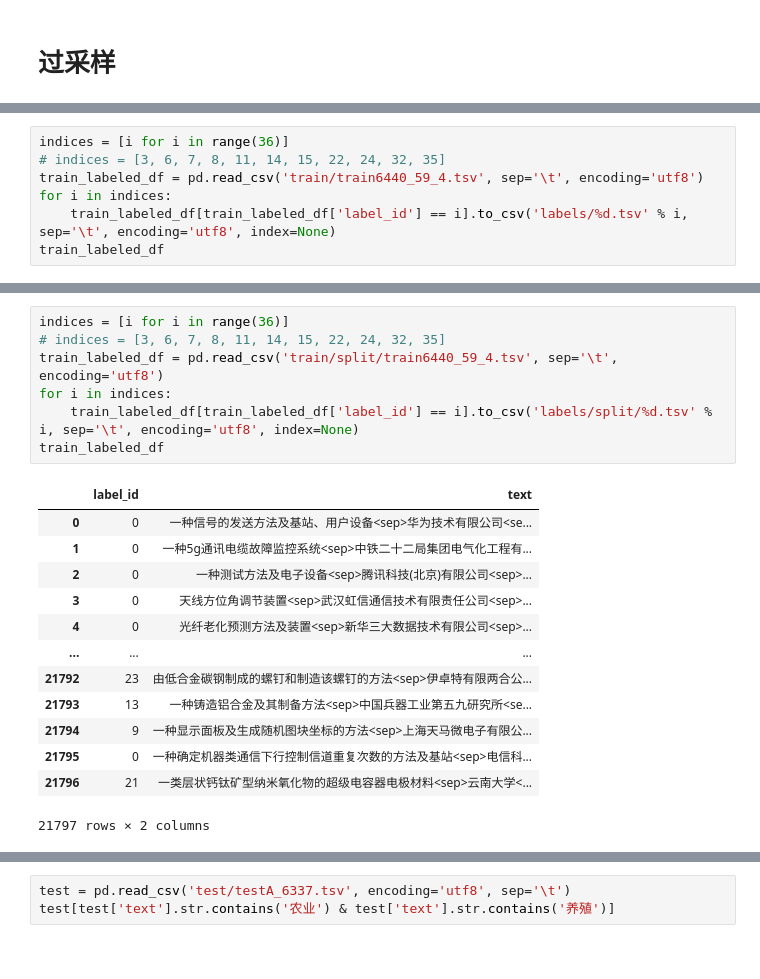
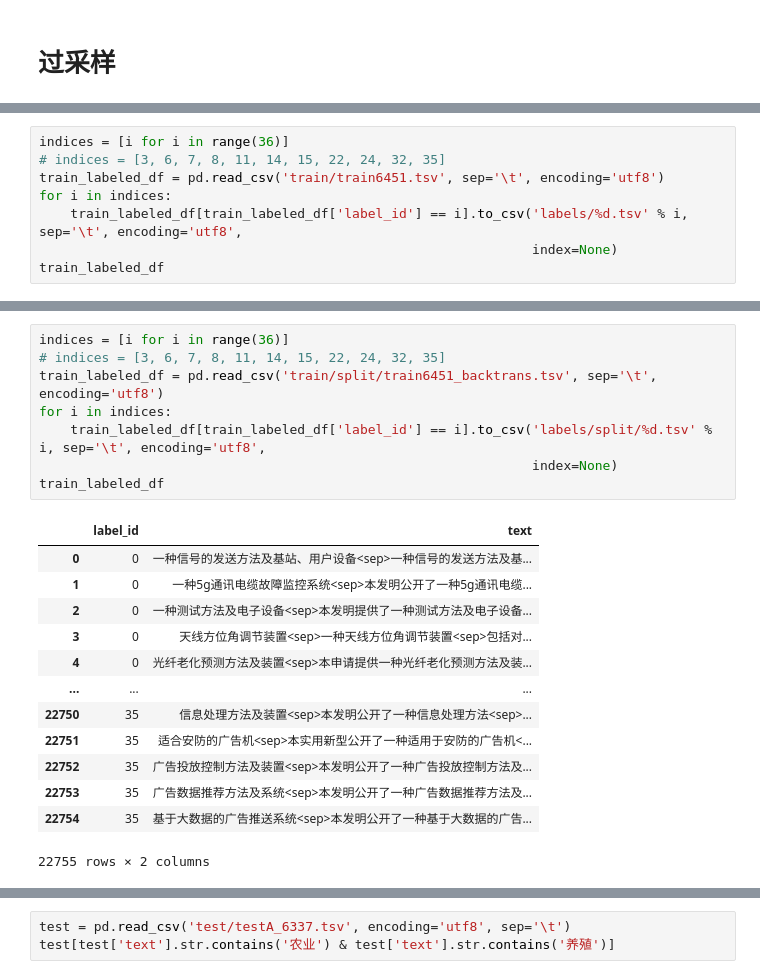
Before and after one commit to 0202zc/nlp-competition, a Jupyter notebook: ccf-bdci-samll-sample-classification-2022/data/data.ipynb, the cells around one changed output, grey strips where cells are left out. Cells and saved outputs as stored; diff of their text form.

```diff
--- a/ccf-bdci-samll-sample-classification-2022/data/data.ipynb
+++ b/ccf-bdci-samll-sample-classification-2022/data/data.ipynb
@@ -307,7 +308,8 @@ train_df[train_df['label_id'] == 32]
 # %%
 indices = [i for i in range(36)]
 # indices = [3, 6, 7, 8, 11, 14, 15, 22, 24, 32, 35]
-train_labeled_df = pd.read_csv('train/train6440_59_4.tsv', sep='\t', encoding='utf8')
+train_labeled_df = pd.read_csv('train/train6451.tsv', sep='\t', encoding='utf8')
 for i in indices:
-    train_labeled_df[train_labeled_df['label_id'] == i].to_csv('labels/%d.tsv' % i, sep='\t', encoding='utf8', index=None)
+    train_labeled_df[train_labeled_df['label_id'] == i].to_csv('labels/%d.tsv' % i, sep='\t', encoding='utf8',
+                                                               index=None)
 train_labeled_df
@@ -328,24 +316,25 @@ train_labeled_df
 # %%
 indices = [i for i in range(36)]
 # indices = [3, 6, 7, 8, 11, 14, 15, 22, 24, 32, 35]
-train_labeled_df = pd.read_csv('train/split/train6440_59_4.tsv', sep='\t', encoding='utf8')
+train_labeled_df = pd.read_csv('train/split/train6451_backtrans.tsv', sep='\t', encoding='utf8')
 for i in indices:
-    train_labeled_df[train_labeled_df['label_id'] == i].to_csv('labels/split/%d.tsv' % i, sep='\t', encoding='utf8', index=None)
+    train_labeled_df[train_labeled_df['label_id'] == i].to_csv('labels/split/%d.tsv' % i, sep='\t', encoding='utf8',
+                                                               index=None)
 train_labeled_df
 # %% [output]
 |  | label_id | text |
-| 0 | 0 | 一种信号的发送方法及基站、用户设备<sep>华为技术有限公司<se... |
-| 1 | 0 | 一种5g通讯电缆故障监控系统<sep>中铁二十二局集团电气化工程有... |
-| 2 | 0 | 一种测试方法及电子设备<sep>腾讯科技(北京)有限公司<sep>... |
-| 3 | 0 | 天线方位角调节装置<sep>武汉虹信通信技术有限责任公司<sep>... |
-| 4 | 0 | 光纤老化预测方法及装置<sep>新华三大数据技术有限公司<sep>... |
+| 0 | 0 | 一种信号的发送方法及基站、用户设备<sep>一种信号的发送方法及基... |
+| 1 | 0 | 一种5g通讯电缆故障监控系统<sep>本发明公开了一种5g通讯电缆... |
+| 2 | 0 | 一种测试方法及电子设备<sep>本发明提供了一种测试方法及电子设备... |
+| 3 | 0 | 天线方位角调节装置<sep>一种天线方位角调节装置<sep>包括对... |
+| 4 | 0 | 光纤老化预测方法及装置<sep>本申请提供一种光纤老化预测方法及装... |
 | ... | ... | ... |
-| 21792 | 23 | 由低合金碳钢制成的螺钉和制造该螺钉的方法<sep>伊卓特有限两合公... |
-| 21793 | 13 | 一种铸造铝合金及其制备方法<sep>中国兵器工业第五九研究所<se... |
-| 21794 | 9 | 一种显示面板及生成随机图块坐标的方法<sep>上海天马微电子有限公... |
-| 21795 | 0 | 一种确定机器类通信下行控制信道重复次数的方法及基站<sep>电信科... |
-| 21796 | 21 | 一类层状钙钛矿型纳米氧化物的超级电容器电极材料<sep>云南大学<... |
+| 22750 | 35 | 信息处理方法及装置<sep>本发明公开了一种信息处理方法<sep>... |
+| 22751 | 35 | 适合安防的广告机<sep>本实用新型公开了一种适用于安防的广告机<... |
+| 22752 | 35 | 广告投放控制方法及装置<sep>本发明公开了一种广告投放控制方法及... |
+| 22753 | 35 | 广告数据推荐方法及系统<sep>本发明公开了一种广告数据推荐方法及... |
+| 22754 | 35 | 基于大数据的广告推送系统<sep>本发明公开了一种基于大数据的广告... |
-21797 rows × 2 columns
+22755 rows × 2 columns
 # %%
 import numpy as np
 import pandas as pd
```
Also changed, not shown: parts of 22 cells of this notebook, 32 other files.
